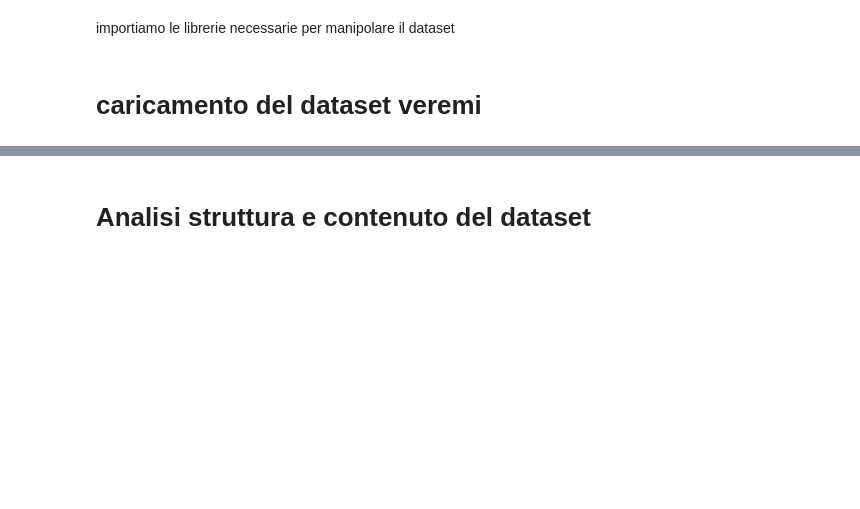
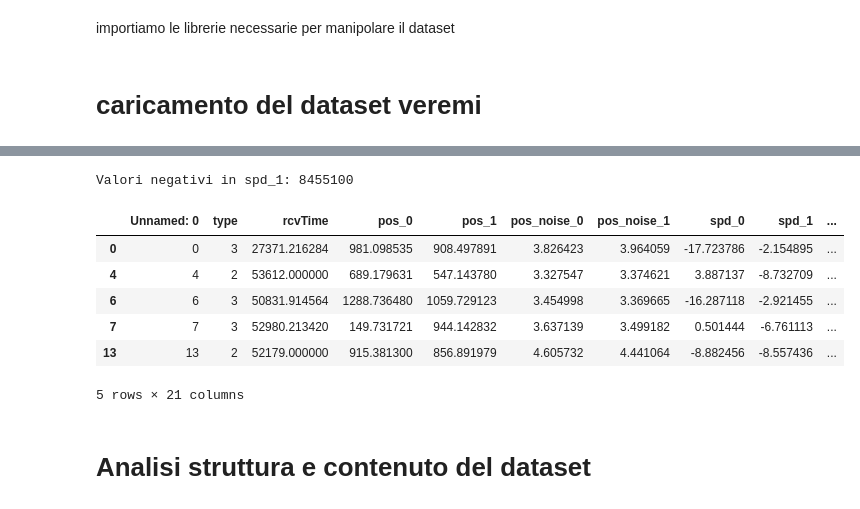
Before and after one commit to gar-nov/tirocinio, a Jupyter notebook: clean_dataset.ipynb, the cells around one changed output, grey strips where cells are left out. Saved outputs shown, nothing was run; the diff lists cells and outputs as text; code cells hidden in the pictures; blank space fills up the shorter version.

```diff
--- a/clean_dataset.ipynb
+++ b/clean_dataset.ipynb
@@ -48,5 +49,23 @@ for root, dirs, files in os.walk(path):
 # %%
 data = pd.read_csv(f"{path}/Veremi_final_dataset.csv")
+# %%
+# Controlliamo se ci sono valori negativi nella colonna spd_1
+negativi_spd1 = data[data["spd_1"] < 0]
+
+# Quanti sono?
+print("Valori negativi in spd_1:", len(negativi_spd1))
+
+# Mostriamone i primi 5
+negativi_spd1.head()
+# %% [output]
+Valori negativi in spd_1: 8455100
+|  | Unnamed: 0 | type | rcvTime | pos_0 | pos_1 | pos_noise_0 | pos_noise_1 | spd_0 | spd_1 | ... |
+| 0 | 0 | 3 | 27371.216284 | 981.098535 | 908.497891 | 3.826423 | 3.964059 | -17.723786 | -2.154895 | ... |
+| 4 | 4 | 2 | 53612.000000 | 689.179631 | 547.143780 | 3.327547 | 3.374621 | 3.887137 | -8.732709 | ... |
+| 6 | 6 | 3 | 50831.914564 | 1288.736480 | 1059.729123 | 3.454998 | 3.369665 | -16.287118 | -2.921455 | ... |
+| 7 | 7 | 3 | 52980.213420 | 149.731721 | 944.142832 | 3.637139 | 3.499182 | 0.501444 | -6.761113 | ... |
+| 13 | 13 | 2 | 52179.000000 | 915.381300 | 856.891979 | 4.605732 | 4.441064 | -8.882456 | -8.557436 | ... |
+5 rows × 21 columns
 # %% [markdown]
 # Analisi struttura e contenuto del dataset
 # %%
```
Also changed, not shown: parts of 9 cells of this notebook.
